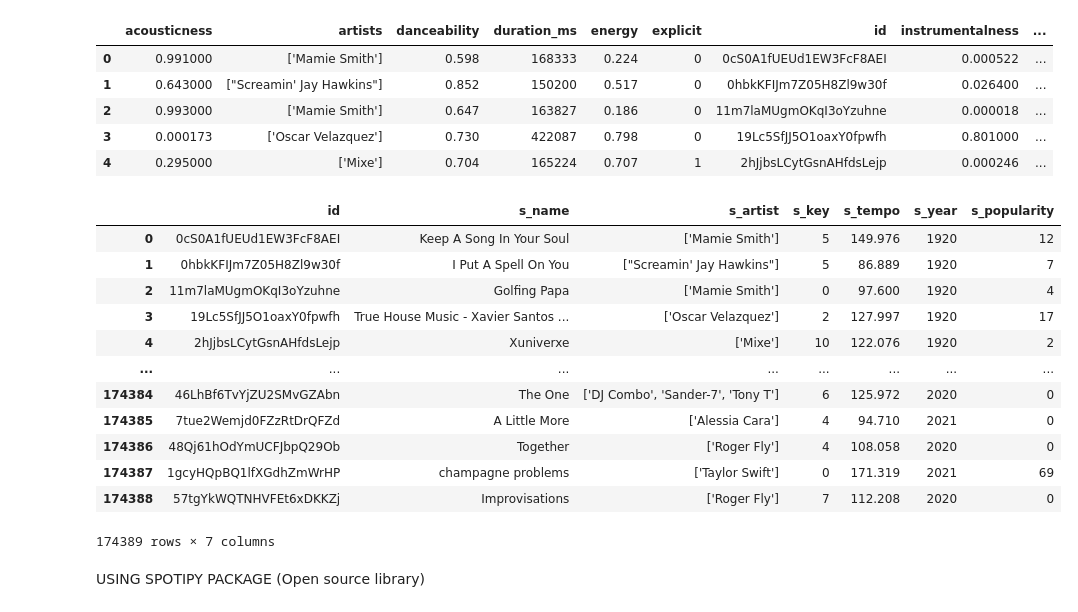
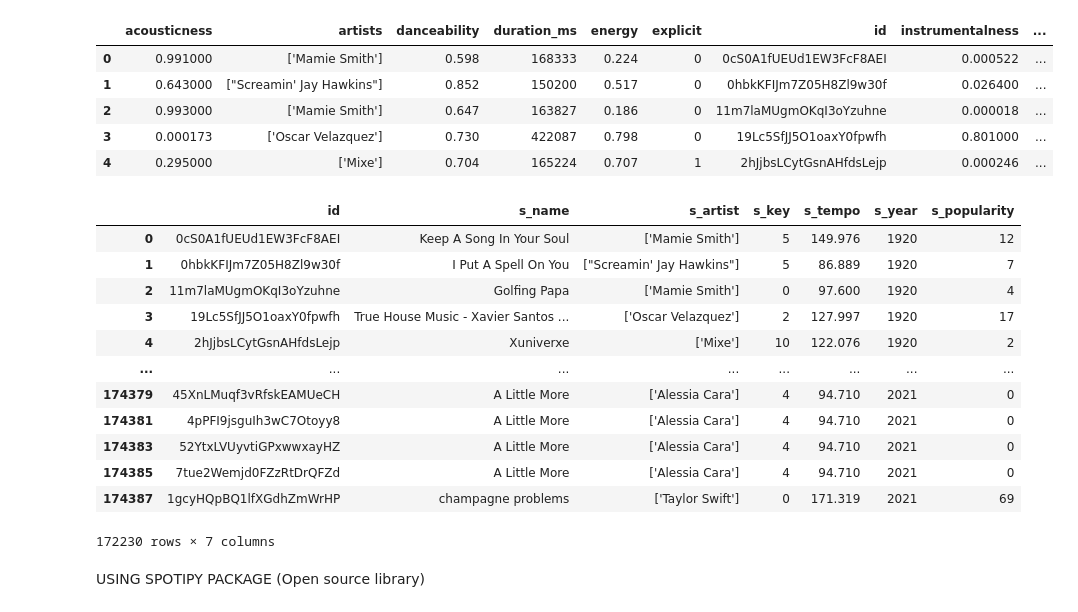
Before and after one commit to annabelcheong/music_lib, a Jupyter notebook: music.ipynb, the cells around one changed output. Cells and saved outputs as stored; diff of their text form; code cells hidden in the pictures.

Commit message:
dropped duplicates in csv kaggle file

```diff
--- a/music.ipynb
+++ b/music.ipynb
@@ -26,28 +26,32 @@ csv_df.head()
 # %%
 # Extract only the columns required
 new_csv_df = csv_df[['id','name', 'artists','key','tempo','year','popularity']].copy()
 new_csv_df.head()
 
+# Drop ids with duplicates to ensure no double up
+new_csv_df = new_csv_df.drop_duplicates(subset=['id'])
+
 # TEST: new_csv_df.info()
-# There are 174389 row entries
+# There are 174389 row entries before drop duplicates
+# There are 172230 row entries after drop duplicates
 
 # Rename columns
 new_csv_df=new_csv_df.rename(columns={'name':'s_name', 'artists': 's_artist','key':'s_key','tempo':'s_tempo','year':'s_year','popularity':'s_popularity'})
 new_csv_df
 # %% [output]
 |  | id | s_name | s_artist | s_key | s_tempo | s_year | s_popularity |
 | 0 | 0cS0A1fUEUd1EW3FcF8AEI | Keep A Song In Your Soul | ['Mamie Smith'] | 5 | 149.976 | 1920 | 12 |
 | 1 | 0hbkKFIJm7Z05H8Zl9w30f | I Put A Spell On You | ["Screamin' Jay Hawkins"] | 5 | 86.889 | 1920 | 7 |
 | 2 | 11m7laMUgmOKqI3oYzuhne | Golfing Papa | ['Mamie Smith'] | 0 | 97.600 | 1920 | 4 |
 | 3 | 19Lc5SfJJ5O1oaxY0fpwfh | True House Music - Xavier Santos ... | ['Oscar Velazquez'] | 2 | 127.997 | 1920 | 17 |
 | 4 | 2hJjbsLCytGsnAHfdsLejp | Xuniverxe | ['Mixe'] | 10 | 122.076 | 1920 | 2 |
 | ... | ... | ... | ... | ... | ... | ... | ... |
-| 174384 | 46LhBf6TvYjZU2SMvGZAbn | The One | ['DJ Combo', 'Sander-7', 'Tony T'] | 6 | 125.972 | 2020 | 0 |
+| 174379 | 45XnLMuqf3vRfskEAMUeCH | A Little More | ['Alessia Cara'] | 4 | 94.710 | 2021 | 0 |
+| 174381 | 4pPFI9jsguIh3wC7Otoyy8 | A Little More | ['Alessia Cara'] | 4 | 94.710 | 2021 | 0 |
+| 174383 | 52YtxLVUyvtiGPxwwxayHZ | A Little More | ['Alessia Cara'] | 4 | 94.710 | 2021 | 0 |
 | 174385 | 7tue2Wemjd0FZzRtDrQFZd | A Little More | ['Alessia Cara'] | 4 | 94.710 | 2021 | 0 |
-| 174386 | 48Qj61hOdYmUCFJbpQ29Ob | Together | ['Roger Fly'] | 4 | 108.058 | 2020 | 0 |
 | 174387 | 1gcyHQpBQ1lfXGdhZmWrHP | champagne problems | ['Taylor Swift'] | 0 | 171.319 | 2021 | 69 |
-| 174388 | 57tgYkWQTNHVFEt6xDKKZj | Improvisations | ['Roger Fly'] | 7 | 112.208 | 2020 | 0 |
-174389 rows × 7 columns
+172230 rows × 7 columns
 # %% [markdown]
 USING SPOTIPY PACKAGE
 (Open source library)
```
Also changed, not shown: parts of 6 cells of this notebook, 1 other file.
